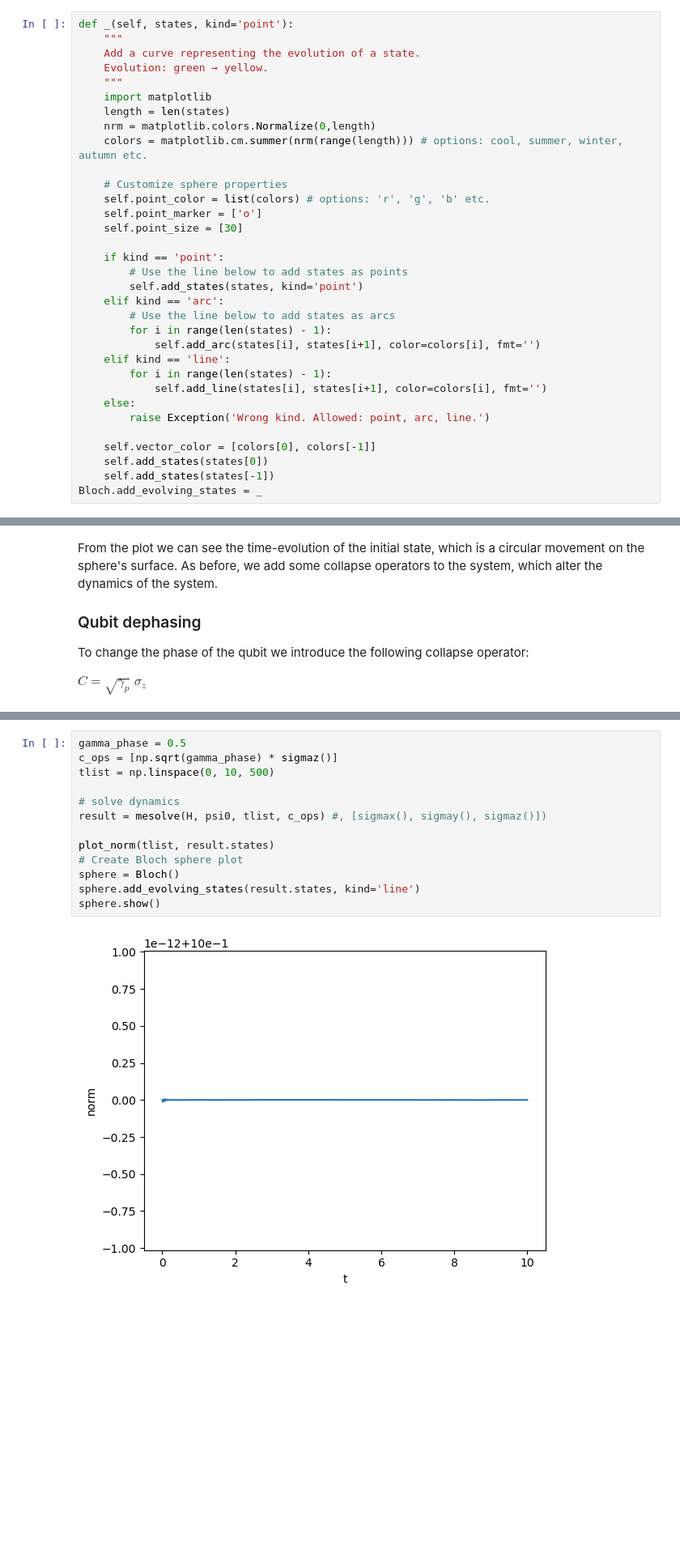
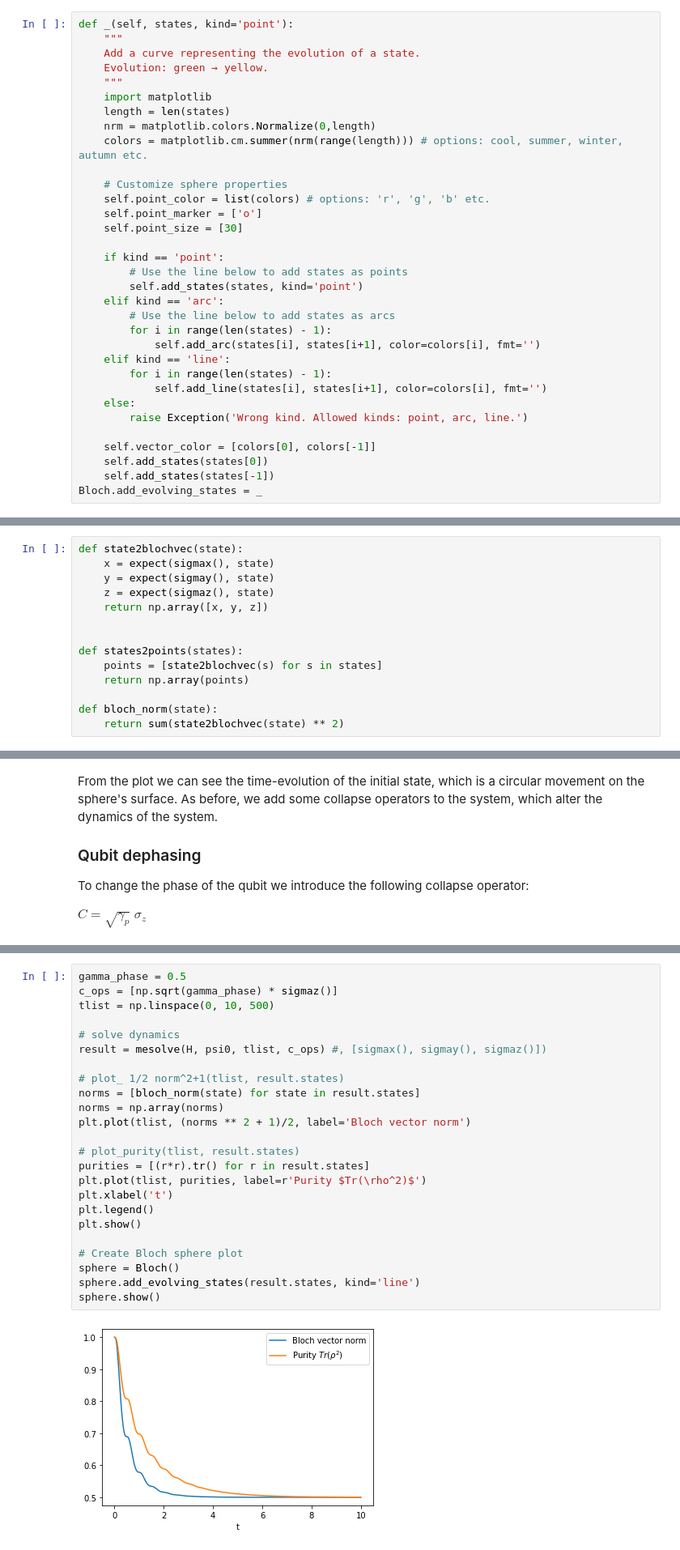
Before and after one commit to NeoFantom/Neo-qutip-tutorials-v5, a Jupyter notebook: time-evolution/003_qubit-dynamics.ipynb, the cells around one changed output, grey strips where cells are left out. Shown at 81% size. Saved outputs shown, nothing was run; the diff lists cells and outputs as text; blank space fills up the shorter version.

```diff
--- a/time-evolution/003_qubit-dynamics.ipynb
+++ b/time-evolution/003_qubit-dynamics.ipynb
@@ -52,7 +52,7 @@ def _(self, states, kind='point'):
         for i in range(len(states) - 1):
             self.add_line(states[i], states[i+1], color=colors[i], fmt='')
     else:
-        raise Exception('Wrong kind. Allowed: point, arc, line.')
+        raise Exception('Wrong kind. Allowed kinds: point, arc, line.')
 
     self.vector_color = [colors[0], colors[-1]]
     self.add_states(states[0])
@@ -97,3 +131,17 @@ def animate_bloch(states, filename='', duration=0.1):
 
     filename = 'bloch_anim.gif' if not filename else filename
     imageio.mimsave(filename, images, duration=duration)
+# %%
+def state2blochvec(state):
+    x = expect(sigmax(), state)
+    y = expect(sigmay(), state)
+    z = expect(sigmaz(), state)
+    return np.array([x, y, z])
+
+
+def states2points(states):
+    points = [state2blochvec(s) for s in states]
+    return np.array(points)
+
+def bloch_norm(state):
+    return sum(state2blochvec(state) ** 2)
@@ -192,15 +250,26 @@ def plot_norm(tlist, states):
 # %%
 gamma_phase = 0.5
 c_ops = [np.sqrt(gamma_phase) * sigmaz()]
 tlist = np.linspace(0, 10, 500)
 
 # solve dynamics
 result = mesolve(H, psi0, tlist, c_ops) #, [sigmax(), sigmay(), sigmaz()])
 
-plot_norm(tlist, result.states)
+# plot_ 1/2 norm^2+1(tlist, result.states)
+norms = [bloch_norm(state) for state in result.states]
+norms = np.array(norms)
+plt.plot(tlist, (norms ** 2 + 1)/2, label='Bloch vector norm')
+
+# plot_purity(tlist, result.states)
+purities = [(r*r).tr() for r in result.states]
+plt.plot(tlist, purities, label=r'Purity $Tr(\rho^2)$')
+plt.xlabel('t')
+plt.legend()
+plt.show()
+
 # Create Bloch sphere plot
 sphere = Bloch()
 sphere.add_evolving_states(result.states, kind='line')
 sphere.show()
 # %% [output]
-[figure, old version]
+[figure, new version]
```
Also changed, not shown: parts of 12 cells of this notebook, 1 other file.
